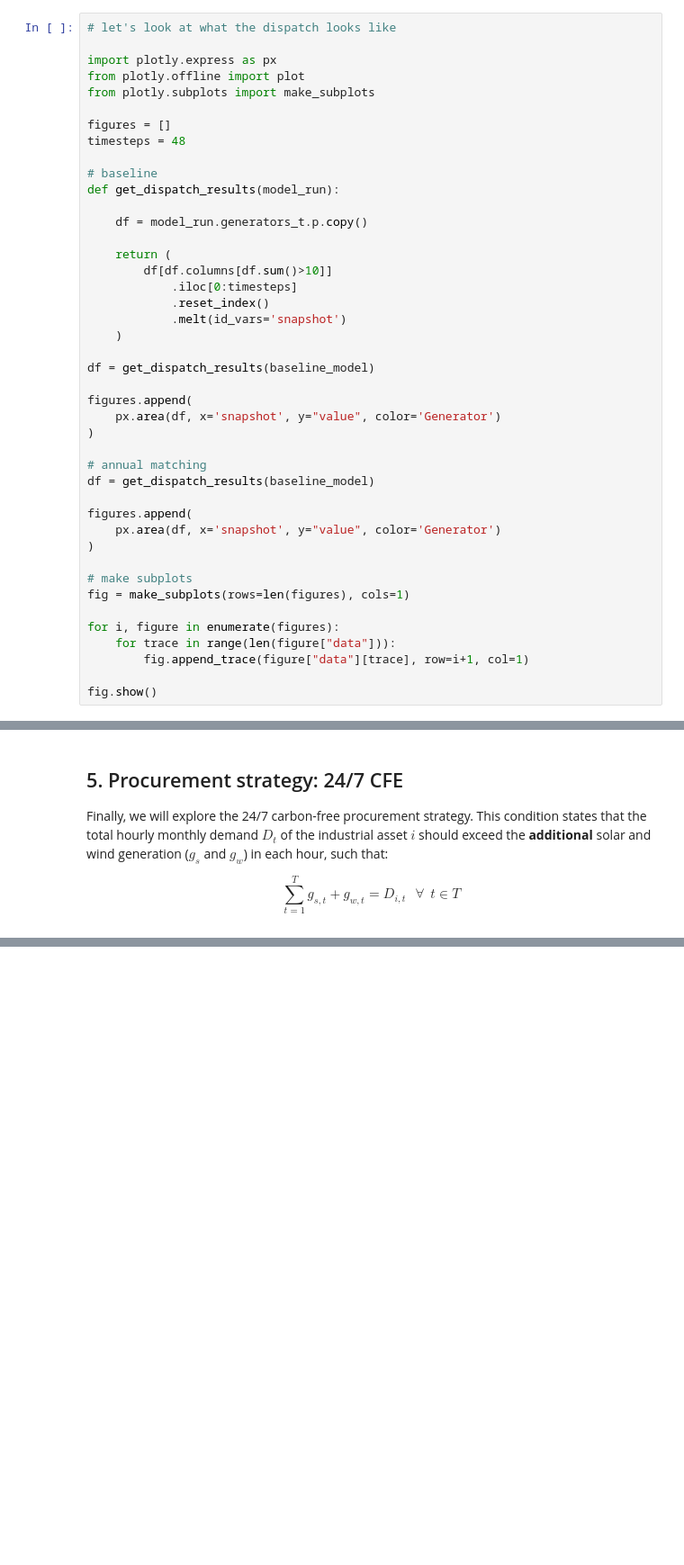
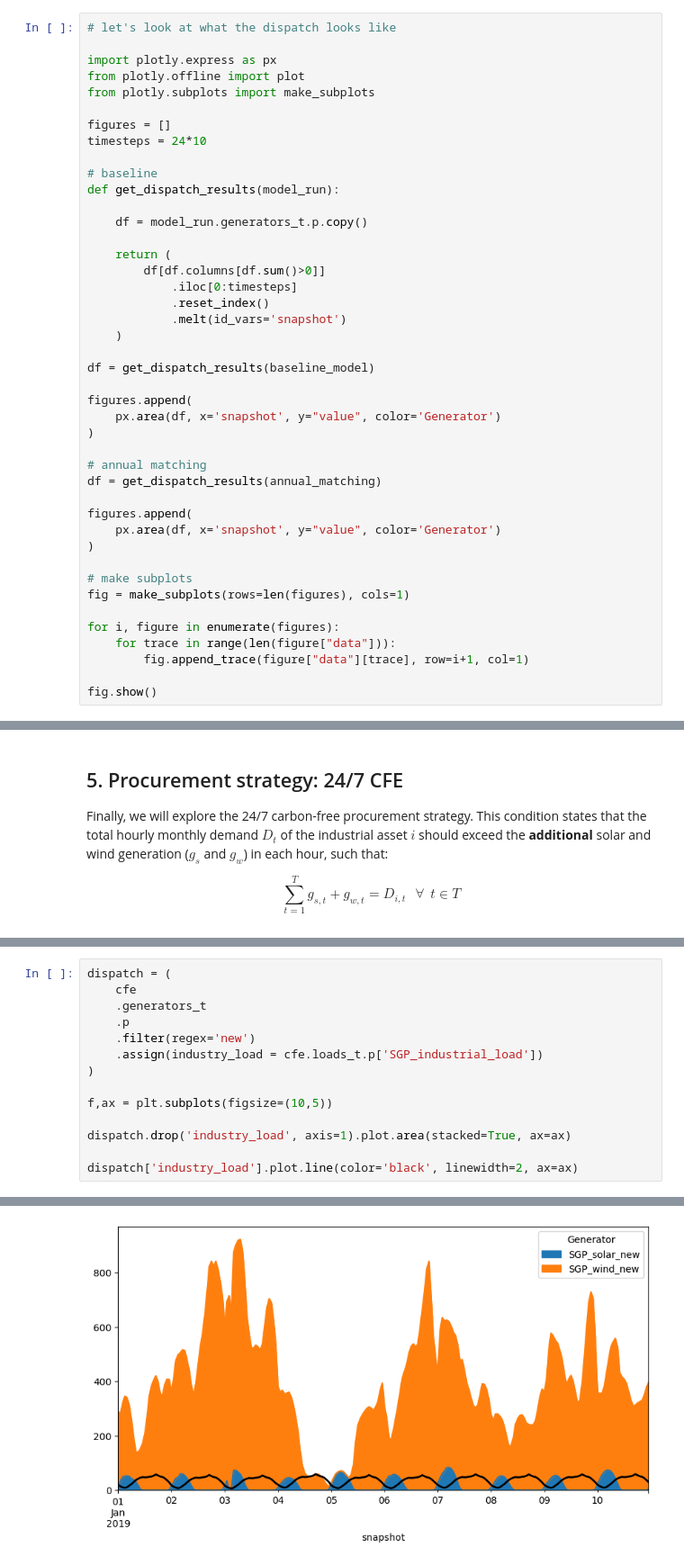
Before and after one commit to transition-zero/tza-google-cfe, a Jupyter notebook: notebooks/01_toy_model_sgp.ipynb, the cells around one changed output, grey strips where cells are left out. Shown at 90% size. Drawn from its saved outputs; the diff is of its cells as text; blank space fills up the shorter version.

```diff
--- a/notebooks/01_toy_model_sgp.ipynb
+++ b/notebooks/01_toy_model_sgp.ipynb
@@ -498,7 +490,7 @@ from plotly.offline import plot
 from plotly.subplots import make_subplots
 
 figures = []
-timesteps = 48
+timesteps = 24*10
 
 # baseline
 def get_dispatch_results(model_run):
@@ -506,7 +498,7 @@ def get_dispatch_results(model_run):
     df = model_run.generators_t.p.copy()
 
     return (
-        df[df.columns[df.sum()>10]]
+        df[df.columns[df.sum()>0]]
             .iloc[0:timesteps]
             .reset_index()
             .melt(id_vars='snapshot')
@@ -519,7 +511,7 @@ figures.append(
 )
 
 # annual matching
-df = get_dispatch_results(baseline_model)
+df = get_dispatch_results(annual_matching)
 
 figures.append(
     px.area(df, x='snapshot', y="value", color='Generator')
@@ -549,0 +683,15 @@ $$
+# %%
+dispatch = (
+    cfe
+    .generators_t
+    .p
+    .filter(regex='new')
+    .assign(industry_load = cfe.loads_t.p['SGP_industrial_load'])
+)
+
+f,ax = plt.subplots(figsize=(10,5))
+
+dispatch.drop('industry_load', axis=1).plot.area(stacked=True, ax=ax)
+
+dispatch['industry_load'].plot.line(color='black', linewidth=2, ax=ax)
+# %% [output]
@@ -549,0 +699 @@ $$
+[figure, added]
```
Also changed, not shown: parts of 10 cells of this notebook, 1 other file.
